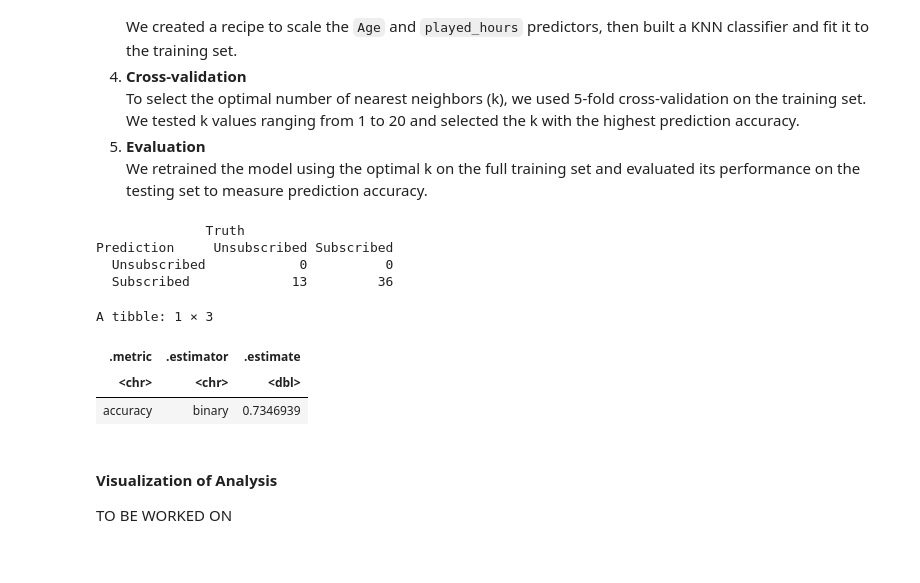
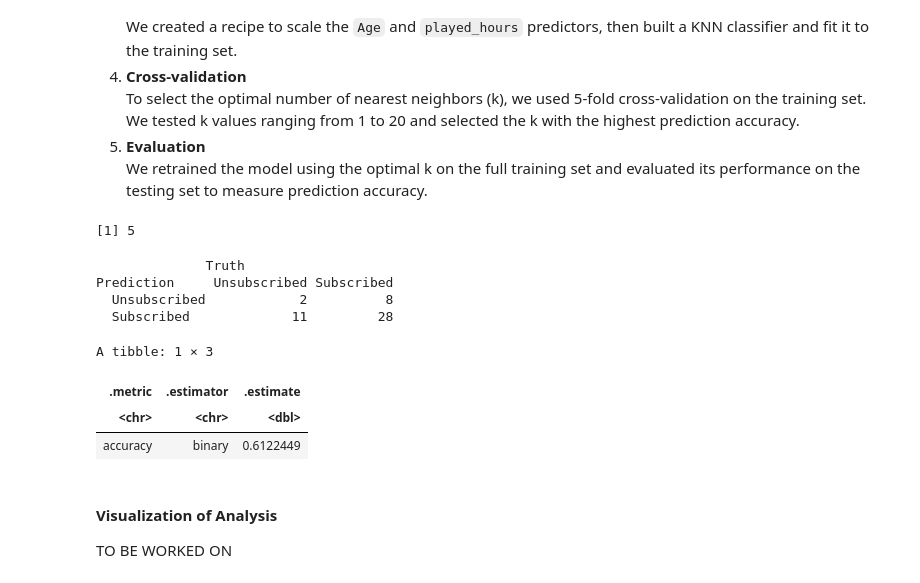
Before and after one commit to katelynteng/group_2_final_project, a Jupyter notebook: group_2_final_project.ipynb, the cells around one changed output. Drawn from its saved outputs; the diff is of its cells as text; code cells hidden in the pictures.

Commit message:
Made changes to analysis code.
Changed to use standardized data.

```diff
--- a/group_2_final_project.ipynb
+++ b/group_2_final_project.ipynb
@@ -244,8 +244,8 @@ select(subscribe, played_hours, Age) |>
     mutate(subscribe = as_factor(subscribe)) |>
     drop_na()
 
-#Step 2: Splitting Data.
-players_split <- initial_split(players_data, prop = 0.75, strata = subscribe)
+#Step 2: Splitting Data. (((((Im not sure if we use
+players_split <- initial_split(players_data_scaled, prop = 0.75, strata = subscribe)
 players_train <- training(players_split)
 players_test <- testing(players_split)
 
@@ -277,40 +277,42 @@ best_k <- accuracies |>
     arrange(desc(mean)) |>
     head(1) |>
     pull(neighbors)
+best_k
 
 #Step 5: Evaluation:
 
 #New model with the best K.
 players_spec <- nearest_neighbor(weight_func = "rectangular", neighbors = best_k) |>
 set_engine("kknn") |>
 set_mode("classification")
 
 players_fit <- workflow() |>
 add_recipe(training_recipe) |>
 add_model(players_spec) |>
 fit(data = players_train)
 
 player_predictions <- predict(players_fit, new_data = players_test) |>
     bind_cols(players_test)
 
 #Creating a confusion matric to show the predictions of the test dataset.
 conf_mat <- conf_mat(player_predictions, truth = subscribe, estimate = .pred_class)
 conf_mat
 
 #Using new model to predice accuracy of the test dataset.
 player_metrics <- player_predictions |>
 metrics(truth = subscribe, estimate = .pred_class) |>
 filter(.metric == "accuracy")
 player_metrics
 # %% [output]
-              Truth
-Prediction     Unsubscribed Subscribed
-  Unsubscribed            0          0
-  Subscribed             13         36
+[1] 5
-A tibble: 1 × 3
+              Truth
+Prediction     Unsubscribed Subscribed
+  Unsubscribed            2          8
+  Subscribed             11         28
+A tibble: 1 × 3
 | .metric | .estimator | .estimate |
 | <chr> | <chr> | <dbl> |
-| accuracy | binary | 0.7346939 |
+| accuracy | binary | 0.6122449 |
 # %% [markdown]
 #### Visualization of Analysis
 
```
